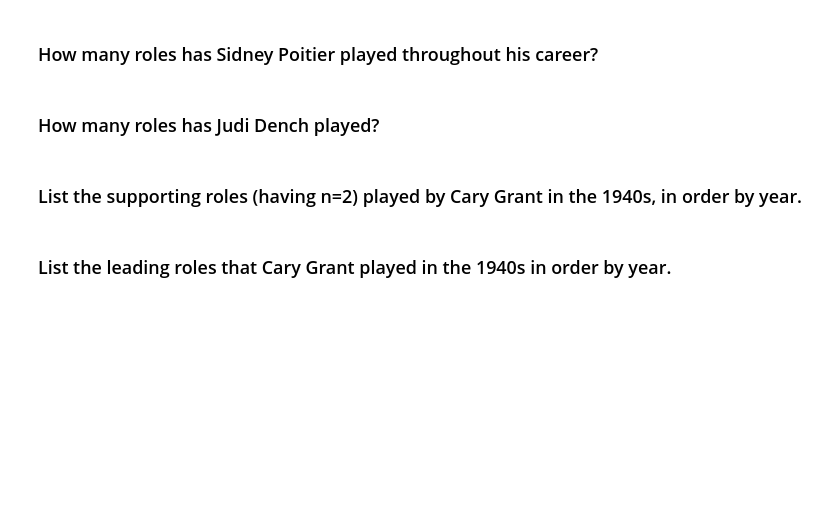
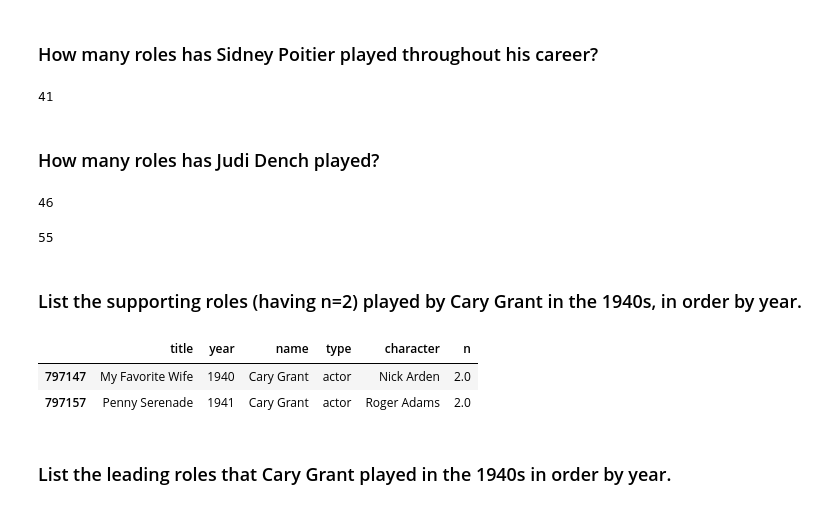
Before and after one commit to bigthiof/pycon-pandas-tutorial, a Jupyter notebook: Exercises-1.ipynb, the cells around one changed output. Drawn from its saved outputs; the diff is of its cells as text; code cells hidden in the pictures; blank space fills up the shorter version.

```diff
--- a/Exercises-1.ipynb
+++ b/Exercises-1.ipynb
@@ -251,9 +352,44 @@ len(i)
 # %% [markdown]
 ### How many roles has Sidney Poitier played throughout his career?
+# %%
+c = cast
+c = c [ (c.name == 'Sidney Poitier')] #.name.unique()
+len (c.character.unique() )
+# c
+# %% [output]
+41
 # %% [markdown]
 ### How many roles has Judi Dench played?
+# %%
+c = cast
+c = c [ (c.name == 'Judi Dench')] #.name.unique()
+len (c.character.unique() )
+# len (c.character )
+# %% [output]
+46
+# %%
+# How many roles has Judi Dench played?
+
+c = cast
+c = c[c.name == 'Judi Dench']
+len(c)
+# %% [output]
+55
 # %% [markdown]
 ### List the supporting roles (having n=2) played by Cary Grant in the 1940s, in order by year.
+# %%
+c = cast
+c = c [ (c.name == 'Cary Grant')] #.name.unique()
+# len (c.character.unique() )
+c = c [c.year.notnull()]
+# c[c.year] // 10 * 10
+c = (c[c.n == 2])
+c = c [ (c.year // 10 * 10 == 1940)].sort_values('year')
+c
+# %% [output]
+|  | title | year | name | type | character | n |
+| 797147 | My Favorite Wife | 1940 | Cary Grant | actor | Nick Arden | 2.0 |
+| 797157 | Penny Serenade | 1941 | Cary Grant | actor | Roger Adams | 2.0 |
 # %% [markdown]
 ### List the leading roles that Cary Grant played in the 1940s in order by year.
 # %% [markdown]
```
Also changed, not shown: parts of 11 cells of this notebook, 1 other file.
